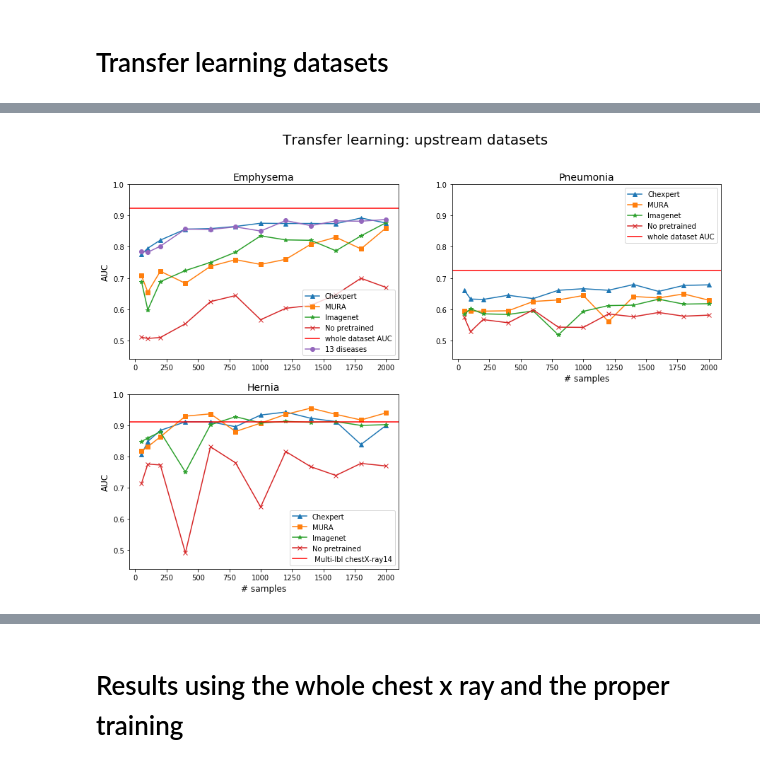
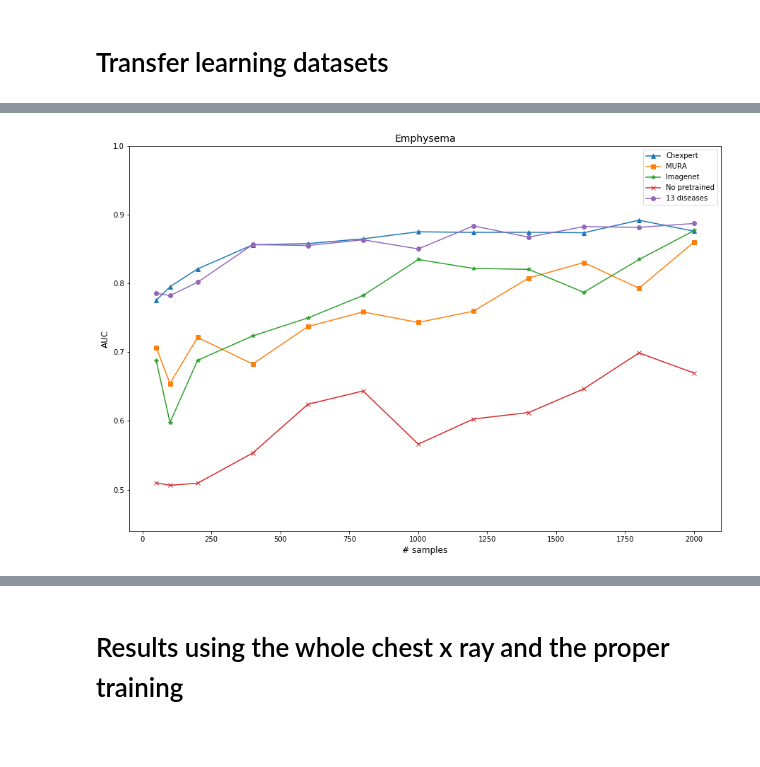
Before and after one commit to r0mer0m/DL-Medical-Images, a Jupyter notebook: plots/plots paper.ipynb, the cells around one changed output, grey strips where cells are left out. Cells and saved outputs as stored; diff of their text form; code cells hidden in the pictures; blank space fills up the shorter version.

```diff
--- a/plots/plots paper.ipynb
+++ b/plots/plots paper.ipynb
@@ -226,5 +325,14 @@ imagenet_hernia.json     MURA_pneumonia.json
 # %%
 x = [50,100,200,400,600,800,1000,1200,1400,1600,1800, 2000]
+
+with open('../transfer_learning_dataset/data_plots/chexpert_14diseases.json') as jfile:
+    chestxray14_chexpert = json.load(jfile)
+with open('../transfer_learning_dataset/data_plots/MURA_14diseases.json') as jfile:
+    chestxray14_MURA = json.load(jfile)
+with open('../transfer_learning_dataset/data_plots/imagenet_14diseases.json') as jfile:
+    chestxray14_imagenet = json.load(jfile)
+with open('../transfer_learning_dataset/data_plots/no_pretrained_14diseases.json') as jfile:
+    chestxray14_no_pretrained = json.load(jfile)
 
 with open('../transfer_learning_dataset/data_plots/13diseases.json') as jfile:
     emphysema_13diseases = json.load(jfile)
@@ -259,45 +441,18 @@ with open(f'../transfer_learning_dataset/data_plots/no_pretrained_{DISEASE.lower
 # %%
 fig = plt.figure(figsize=(15,10))
-fig.suptitle('Transfer learning: upstream datasets', fontsize=20)
-
-plt.subplot(2,2,1)
 
 plt.plot(x, emphysema_chexpert['auc'], '-^', label='Chexpert')
 plt.plot(x, emphysema_MURA['auc'], '-s', label='MURA')
 plt.plot(x, emphysema_imagenet['auc'], '-*', label='Imagenet')
 plt.plot(x, emphysema_no_pretrained['auc'], '-x', label='No pretrained')
-plt.axhline(.923, color='red', label='whole dataset AUC')
+# plt.axhline(.923, color='red', label='Multi-lbl chestX-ray14')
 plt.plot(x, emphysema_13diseases['auc'], '-o', label='13 diseases')
-
+plt.ylim(.44,1)
 plt.legend()
-plt.ylim(.44,1)
 plt.title('Emphysema', fontsize=14)
 plt.ylabel('AUC', fontsize=12)
-# plt.xlabel('# samples', fontsize=12)
-
-plt.subplot(2,2,2)
-plt.plot(x, pneumonia_chexpert['auc'], '-^', label='Chexpert')
-plt.plot(x, pneumonia_MURA['auc'], '-s', label='MURA')
-plt.plot(x, pneumonia_imagenet['auc'], '-*', label='Imagenet')
-plt.plot(x, pneumonia_no_pretrained['auc'], '-x', label='No pretrained')
-plt.axhline(.725, color='red', label='whole dataset AUC')
-plt.legend()
-plt.ylim(.44,1)
-plt.title('Pneumonia', fontsize=14)
 plt.xlabel('# samples', fontsize=12)
 
-plt.subplot(2,2,3)
-plt.plot(x, hernia_chexpert['auc'], '-^', label='Chexpert')
-plt.plot(x, hernia_MURA['auc'], '-s', label='MURA')
-plt.plot(x, hernia_imagenet['auc'], '-*', label='Imagenet')
-plt.plot(x, hernia_no_pretrained['auc'], '-x', label='No pretrained')
-plt.axhline(.912, color='red', label=' Multi-lbl chestX-ray14')
-plt.legend()
-plt.ylim(.44,1)
-plt.title('Hernia', fontsize=14)
-plt.xlabel('# samples', fontsize=12)
-plt.ylabel('AUC', fontsize=12)
-
 plt.show()
 # %% [output]
-[figure, old version]
+[figure, new version]
```
Also changed, not shown: parts of 19 cells of this notebook, 56 other files.
